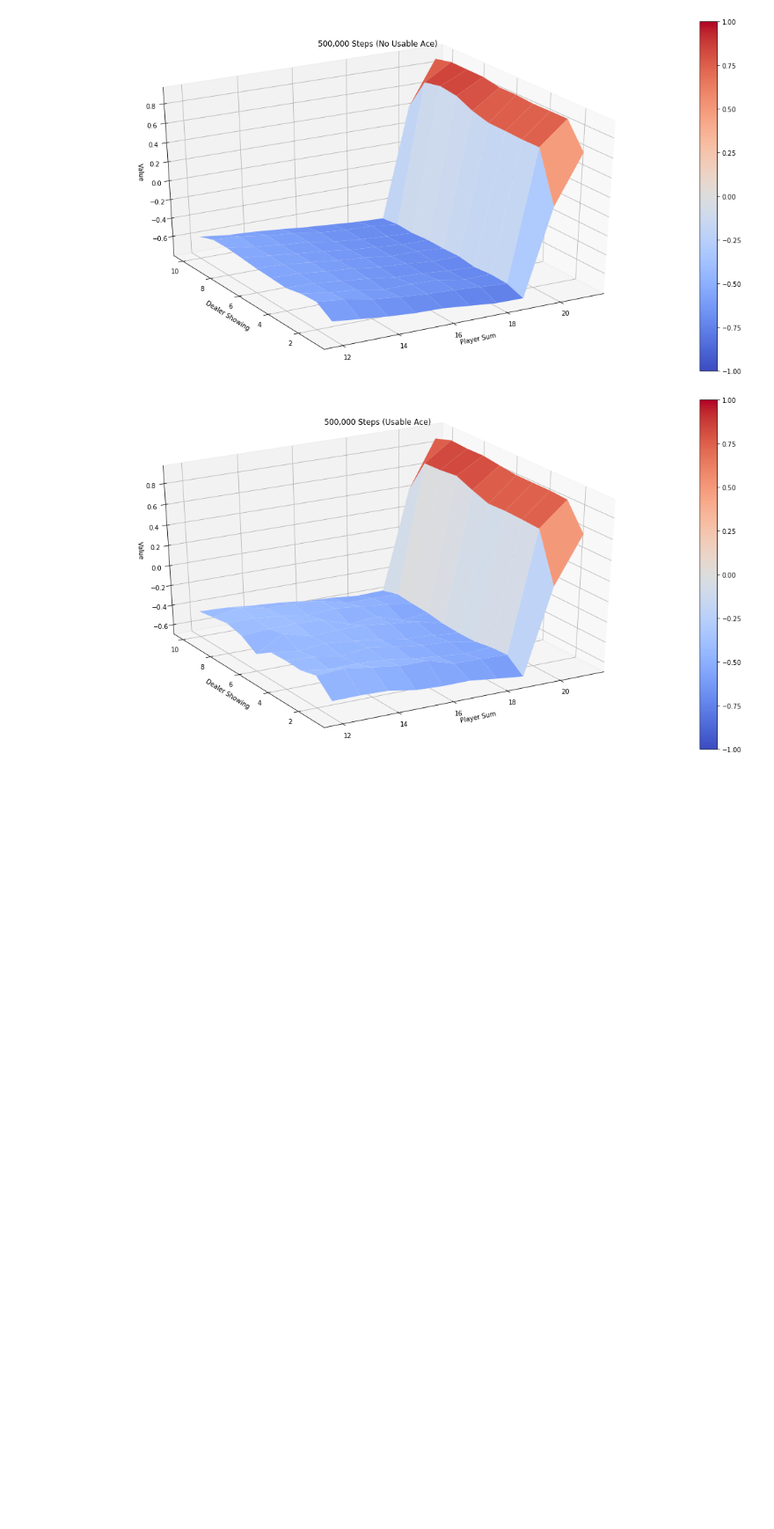
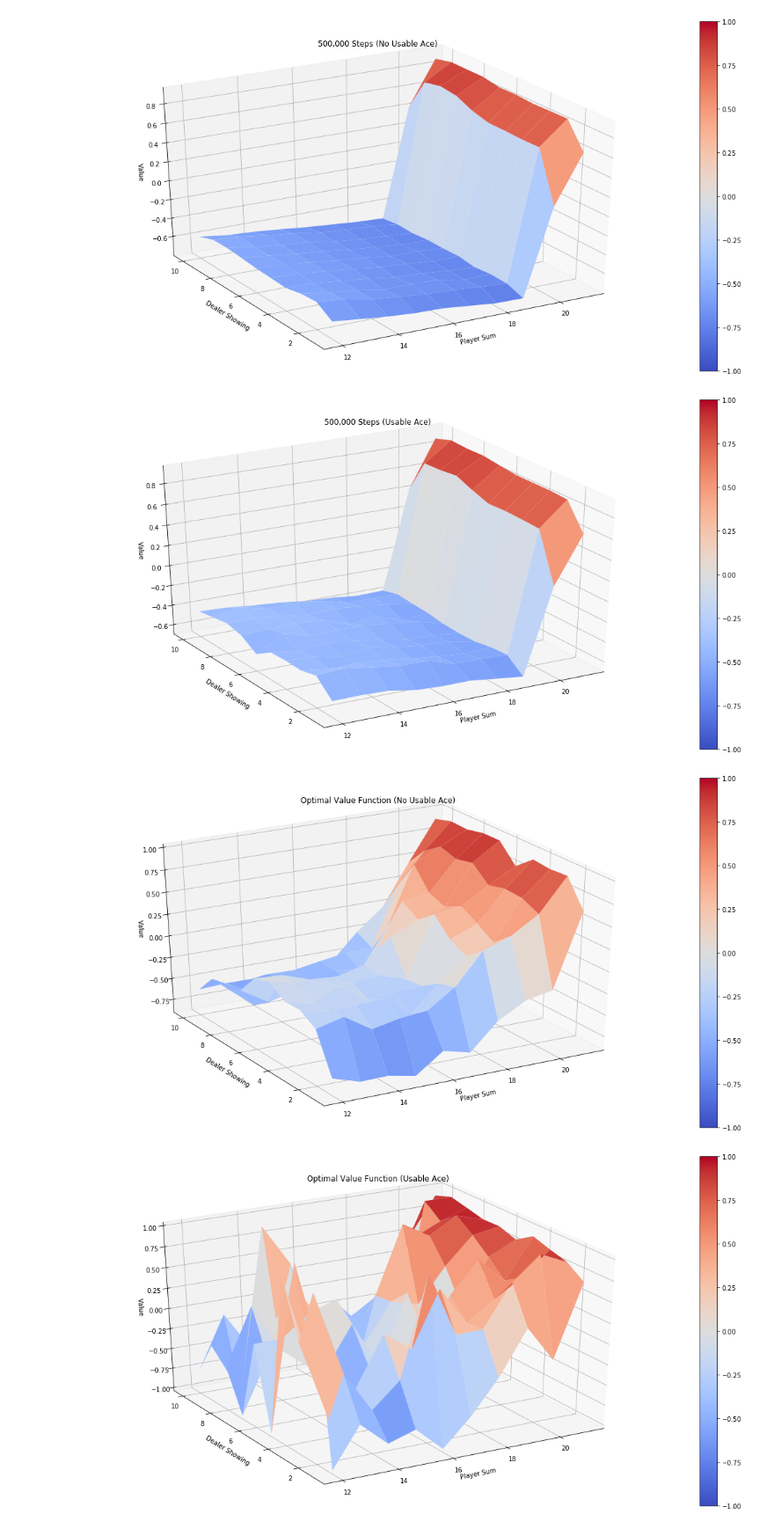
Before and after one commit to tuandnvn/learn-to-perform, a Jupyter notebook: notebooks/monte-carlo_rl.ipynb, the cells around one changed output. Shown at 88% size. Drawn from its saved outputs; the diff is of its cells as text; code cells hidden in the pictures; blank space fills up the shorter version.

```diff
--- a/notebooks/monte-carlo_rl.ipynb
+++ b/notebooks/monte-carlo_rl.ipynb
@@ -150,8 +150,19 @@ def make_epsilon_greedy_policy(Q, epsilon, nA):
 
     """
     def policy_fn(observation):
-        pass
-        # Implement this!
+        max_Q_value = -np.inf
+        max_action = -1
+
+        for action in range(nA):
+            if Q[observation][action] > max_Q_value:
+                max_Q_value = Q[observation][action]
+                max_action = action
+
+        probs = np.zeros(nA)
+        probs += epsilon / nA
+        probs[max_action] += 1 - epsilon
+        return probs
+
     return policy_fn
 # %%
 def mc_control_epsilon_greedy(env, num_episodes, discount_factor=1.0, epsilon=0.1):
@@ -195,7 +206,7 @@ def mc_control_epsilon_greedy(env, num_episodes, discount_factor=1.0, epsilon=0.
         done = False
 
         while not done:
-            action = policy(observation)
+            action = np.random.choice(env.action_space.n, p = policy(observation))
             tracked_state_actions.append((observation, action))
 
             observation, reward, done, _ = env.step(action)
@@ -207,8 +218,22 @@ def mc_control_epsilon_greedy(env, num_episodes, discount_factor=1.0, epsilon=0.
         for state, action in returns_sum:
             Q[state][action] = returns_sum[(state, action)] / returns_count[(state, action)]
 
-
+        # change policy
+        policy = make_epsilon_greedy_policy(Q, epsilon, env.action_space.n)
     return Q, policy
+# %%
+Q, policy = mc_control_epsilon_greedy(env, num_episodes=10000, epsilon=0.1)
+# %%
+# For plotting: Create value function from action-value function
+# by picking the best action at each state
+V = defaultdict(float)
+for state, actions in Q.items():
+    action_value = np.max(actions)
+    V[state] = action_value
+plotting.plot_value_function(V, title="Optimal Value Function")
+# %% [output]
+[figure, added]
+[figure, added]
 # %%
 Q, policy = mc_control_epsilon_greedy(env, num_episodes=500000, epsilon=0.1)
 # %%
```
Also changed, not shown: parts of 5 cells of this notebook.
